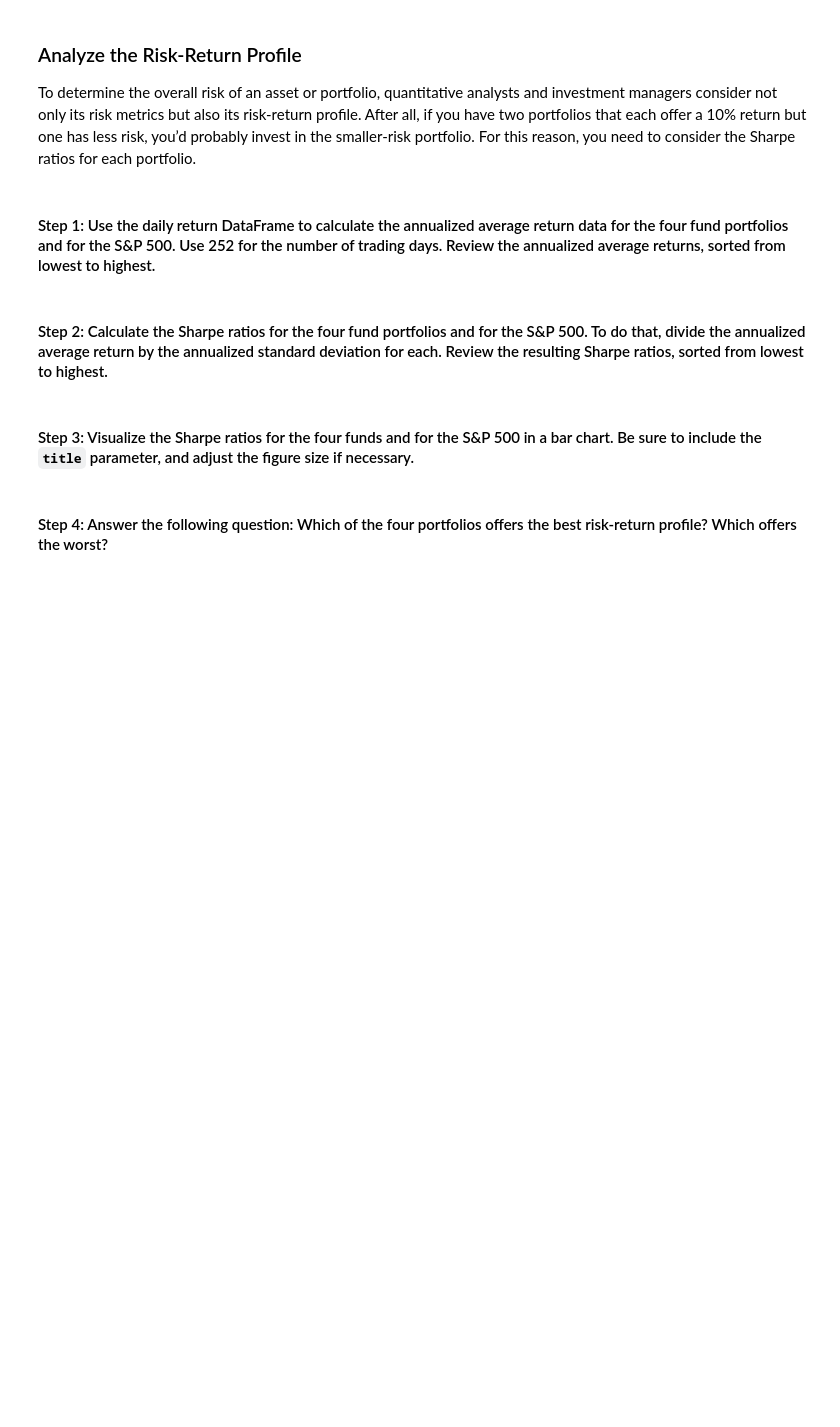
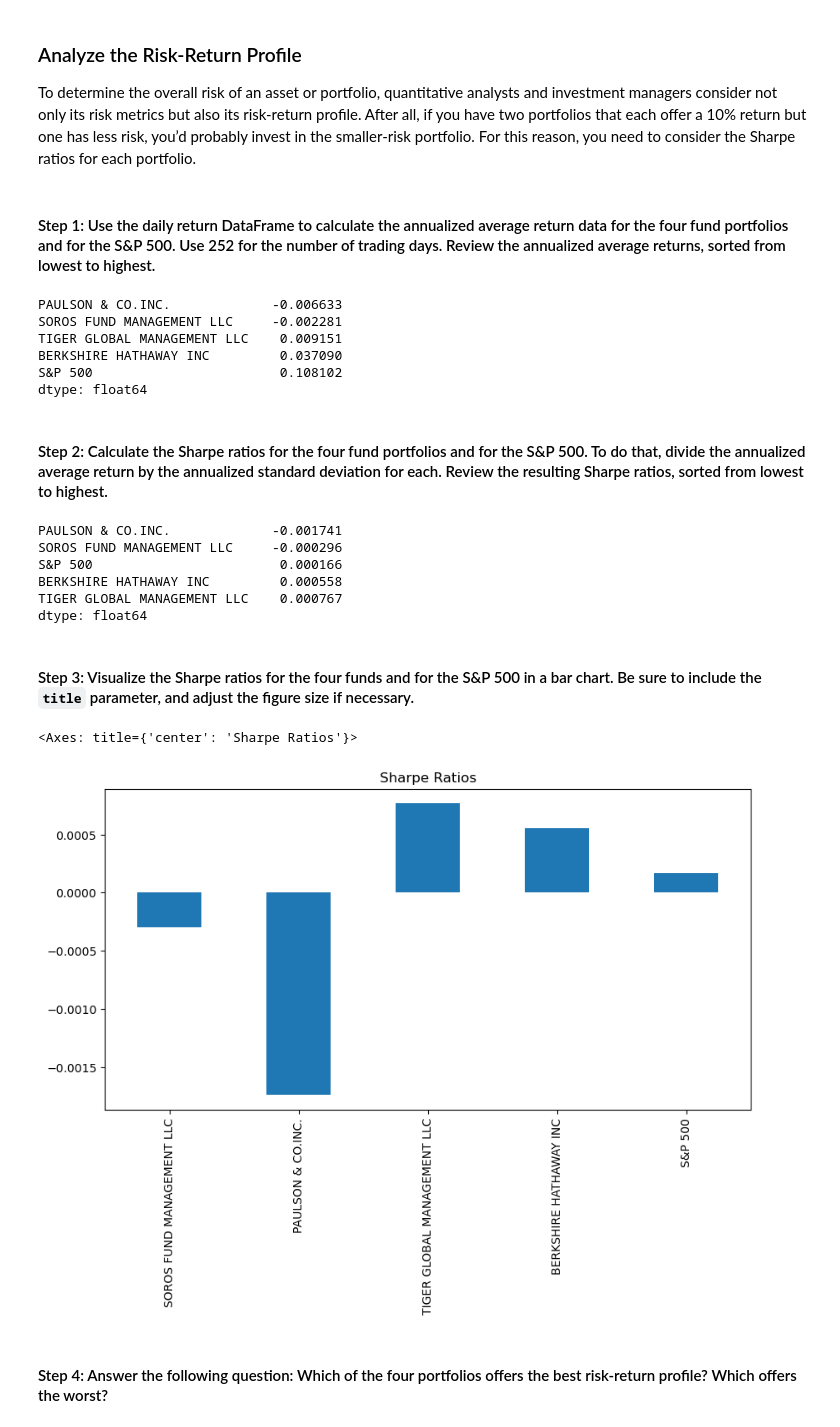
Before and after one commit to AnaFilipaMartelo/Challenge4, a Jupyter notebook: risk_return_analysis.ipynb, the cells around one changed output. Cells and saved outputs as stored; diff of their text form; code cells hidden in the pictures; blank space fills up the shorter version.

Commit message:
Analyze the Risk-Return Profile with sharpe ratio. Diversify the portfolio, calculate 60 rolling beta and visualize in plot

```diff
--- a/risk_return_analysis.ipynb
+++ b/risk_return_analysis.ipynb
@@ -258,9 +258,9 @@ dtype: float64
 # %%
 # Calculate and sort the annualized standard deviation (252 trading days) of the 4 portfolios and the S&P 500
 # Review the annual standard deviations smallest to largest
-whale_navs_annulaized_std = whale_navs_std_df * np.sqrt(252)
+whale_navs_annualized_std = whale_navs_std_df * np.sqrt(252)
 
-whale_navs_annulaized_std.sort_values()
+whale_navs_annualized_std.sort_values()
 # %% [output]
 PAULSON & CO.INC.                3.810063
 SOROS FUND MANAGEMENT LLC        7.714968
@@ -321,22 +321,45 @@ To determine the overall risk of an asset or portfolio, quantitative analysts an
 # %% [markdown]
 #### Step 1: Use the daily return DataFrame to calculate the annualized average return data for the four fund portfolios and for the S&P 500. Use 252 for the number of trading days. Review the annualized average returns, sorted from lowest to highest.
 # %%
-# Calculate the annual average return data for the for fund portfolios and the S&P 500
+# Calculate the annual average return data for the four fund portfolios and the S&P 500
 # Use 252 as the number of trading days in the year
 # Review the annual average returns sorted from lowest to highest
-# YOUR CODE HERE
+trading_days= 252
+
+annual_average_whale_navs_returns = whale_navs_returns_df.mean() * trading_days
+
+annual_average_whale_navs_returns.sort_values()
+# %% [output]
+PAULSON & CO.INC.             -0.006633
+SOROS FUND MANAGEMENT LLC     -0.002281
+TIGER GLOBAL MANAGEMENT LLC    0.009151
+BERKSHIRE HATHAWAY INC         0.037090
+S&P 500                        0.108102
+dtype: float64
 # %% [markdown]
 #### Step 2: Calculate the Sharpe ratios for the four fund portfolios and for the S&P 500. To do that, divide the annualized average return by the annualized standard deviation for each. Review the resulting Sharpe ratios, sorted from lowest to highest.
 # %%
 # Calculate the annualized Sharpe Ratios for each of the 4 portfolios and the S&P 500.
 # Review the Sharpe ratios sorted lowest to highest
-# YOUR CODE HERE
+whale_navs_sharpe_ratio= annual_average_whale_navs_returns/ whale_navs_annualized_std
+
+whale_navs_sharpe_ratio.sort_values()
+# %% [output]
+PAULSON & CO.INC.             -0.001741
+SOROS FUND MANAGEMENT LLC     -0.000296
+S&P 500                        0.000166
+BERKSHIRE HATHAWAY INC         0.000558
+TIGER GLOBAL MANAGEMENT LLC    0.000767
+dtype: float64
 # %% [markdown]
 #### Step 3: Visualize the Sharpe ratios for the four funds and for the S&P 500 in a bar chart. Be sure to include the `title` parameter, and adjust the figure size if necessary.
 # %%
 # Visualize the Sharpe ratios as a bar chart
 # Include a title parameter and adjust the figure size
-# YOUR CODE HERE
+whale_navs_sharpe_ratio.plot.bar(figsize=(10, 5), title="Sharpe Ratios")
+# %% [output]
+<Axes: title={'center': 'Sharpe Ratios'}>
+[figure, added]
 # %% [markdown]
 #### Step 4: Answer the following question: Which of the four portfolios offers the best risk-return profile? Which offers the worst?
 # %% [markdown]
```
Also changed, not shown: parts of 13 cells of this notebook.
